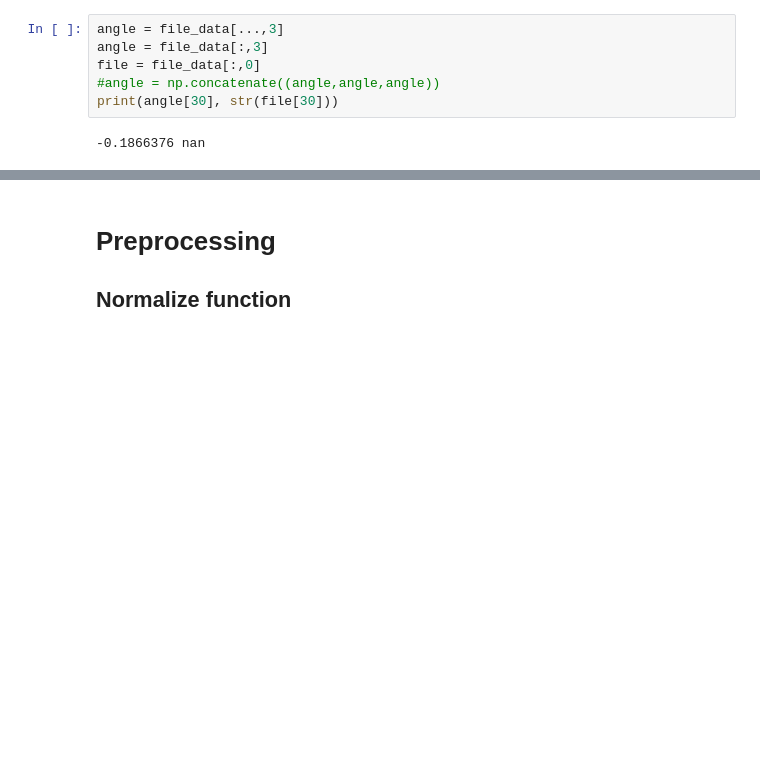
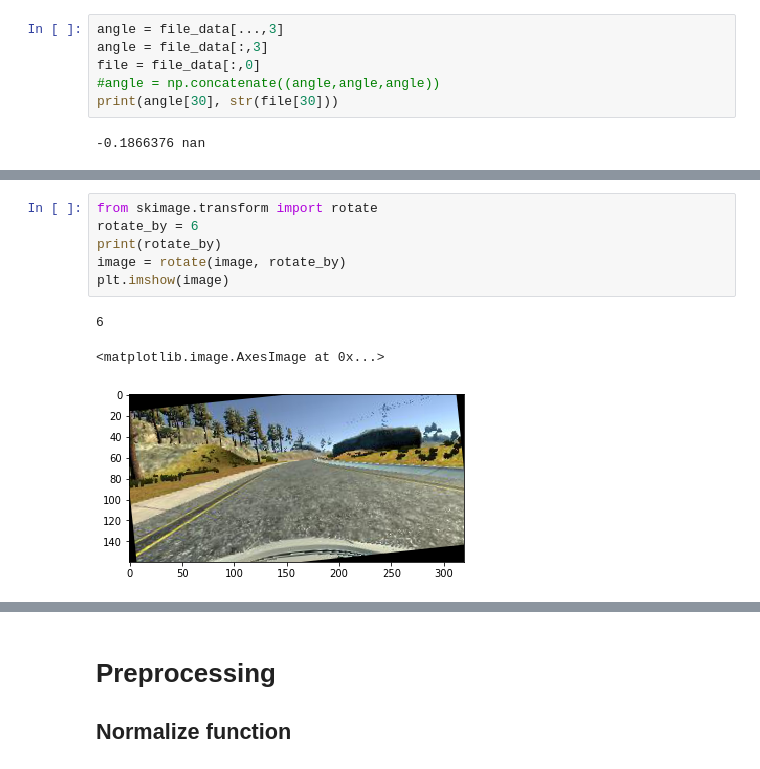
Before and after one commit to asadquraishi/behavioral_cloning_keras_project, a Jupyter notebook: behavioral_cloning_keras_project_image_preprocessing.ipynb, the cells around one changed output, grey strips where cells are left out. Saved outputs shown, nothing was run; the diff lists cells and outputs as text; blank space fills up the shorter version.

Commit message:
adding images

```diff
--- a/behavioral_cloning_keras_project_image_preprocessing.ipynb
+++ b/behavioral_cloning_keras_project_image_preprocessing.ipynb
@@ -217,0 +218,10 @@ Image dimensions are  (160, 320, 3)
+# %%
+from skimage.transform import rotate
+rotate_by = 6
+print(rotate_by)
+image = rotate(image, rotate_by)
+plt.imshow(image)
+# %% [output]
+6
+<matplotlib.image.AxesImage at 0x...>
+[figure, added]
```
Also changed, not shown: parts of 4 cells of this notebook, 3 other files.
